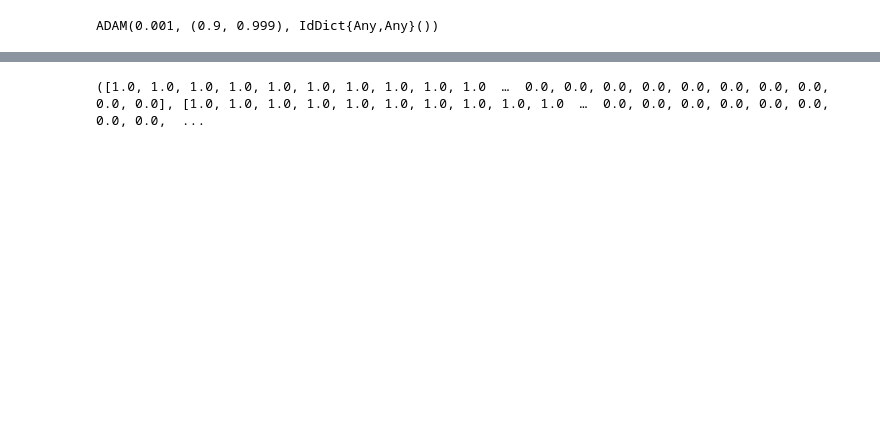
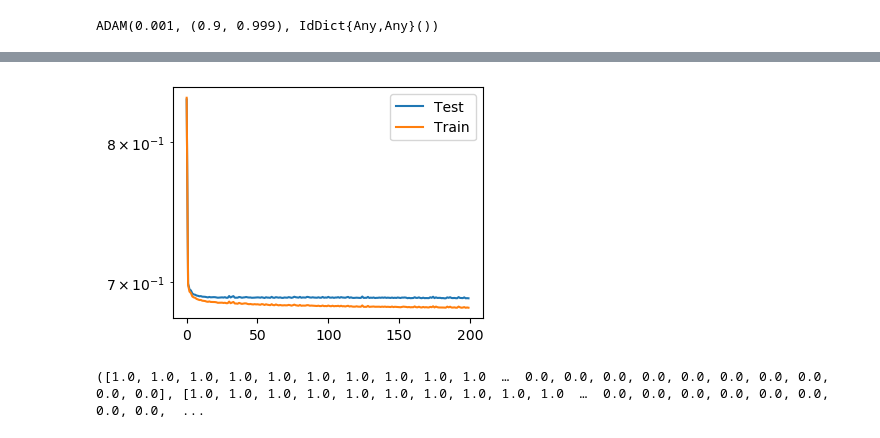
Before and after one commit to VasylHafych/Parallel_Sampling, a Jupyter notebook: notebooks/9-Classification.ipynb, the cells around one changed output, grey strips where cells are left out. Cells and saved outputs as stored; diff of their text form; code cells hidden in the pictures; blank space fills up the shorter version.

```diff
--- a/notebooks/9-Classification.ipynb
+++ b/notebooks/9-Classification.ipynb
@@ -149,0 +132,11 @@ evalcb = () -> @info(loss(x_train, y_train)) # callback to show loss
+# %%
+loss_vector_test = Float64[]
+loss_vector_train = Float64[]
+
+evalcb = () -> begin
+    los_train = loss(x_train, y_train)
+    lost_test = loss(x_test, y_test)
+    push!(loss_vector_test, lost_test)
+    push!(loss_vector_train, los_train)
+    @info(los_train, lost_test)
+end
@@ -175,3 +175,12 @@ accuracy_score = accuracy(x_test, y_test, model)
+# %%
+fig, ax = plt.subplots(1,1, figsize=(4,3))
+
+ax.plot(loss_vector_test, label="Test")
+ax.plot(loss_vector_train, label="Train")
+ax.legend()
+ax.set_yscale("log")
+# %% [output]
+[figure, added]
 # %%
 c_range = 0.0:0.002:1
 
```
Also changed, not shown: parts of 17 cells of this notebook, 11 other files.
